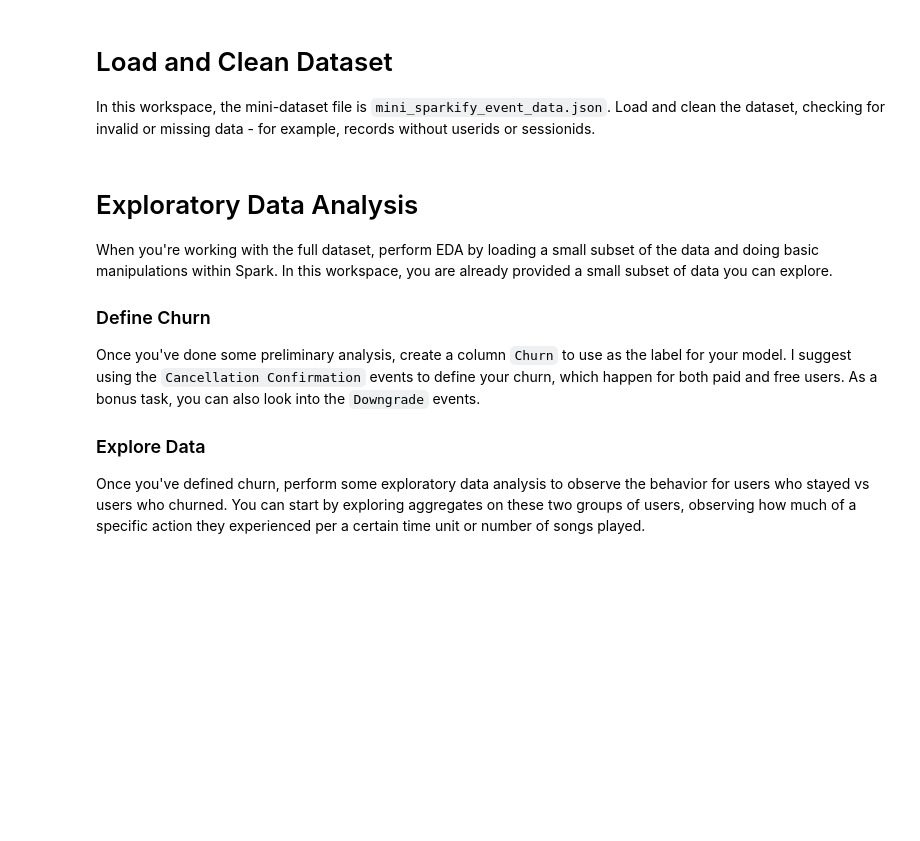
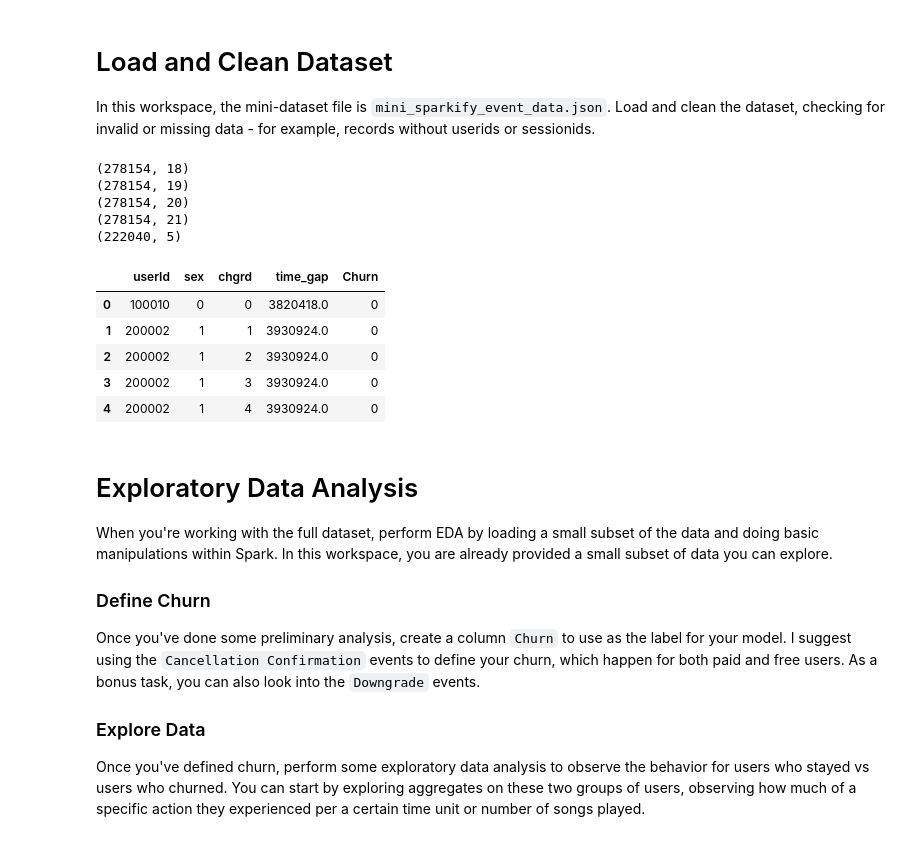
Before and after one commit to QianM2020/Sparkify-LogisticRegression-pyspark, a Jupyter notebook: Sparkify.ipynb, the cells around one changed output. Drawn from its saved outputs; the diff is of its cells as text; code cells hidden in the pictures; blank space fills up the shorter version.

```diff
--- a/Sparkify.ipynb
+++ b/Sparkify.ipynb
@@ -62,42 +62,63 @@ def clean_data(user_log):
     # drop rows ["userId", "sessionId"] have Missing Values or empty
     user_log_valid = user_log.dropna(how = "any", subset = ["userId", "sessionId"])
     user_log_valid = user_log_valid.filter(user_log_valid["userId"] != "")
-
+    df1 = user_log_valid.toPandas()
+    print(df1.shape)
     # find whether users Cancellation Confirmation and then flag'cancelled user' as 1, 'others' as 0 in 'Churn'.
     flag_Cancel_event = udf(lambda x: 1 if x == "Cancellation Confirmation" else 0, IntegerType())
     user_log_valid = user_log_valid.withColumn("Churn", flag_Cancel_event("page"))
     windowval = Window.partitionBy("userId").orderBy(desc("ts")).rangeBetween(Window.unboundedPreceding, 0)
     user_log_valid = user_log_valid.withColumn("Churn", Fsum("Churn").over(windowval))
-
+    df2 = user_log_valid.toPandas()
+    print(df2.shape)
     # get numbers of page operations when the users' level = 'paid' and saved the numbers in column 'chgrd'.
     flag_changegrade_event = udf(lambda x: 1 if x == 'paid' else 0, IntegerType())
     user_log_valid = user_log_valid.withColumn("chgrd", flag_changegrade_event("level"))
     windowval = Window.partitionBy("userId").orderBy(desc("ts")).rangeBetween(Window.unboundedPreceding, 0)
     user_log_valid = user_log_valid.withColumn("chgrd", Fsum("chgrd").over(windowval))
-
+    df3 = user_log_valid.toPandas()
+    print(df3.shape)
     # identify users' gender, flag male as 1 and female as 0 in 'sex'
     flag_gender_event = udf(lambda x: 1 if x == "M" else 0, IntegerType())
     user_log_valid = user_log_valid.withColumn("sex", flag_gender_event("gender"))
-
+    df4 = user_log_valid.toPandas()
+    print(df4.shape)
     # create a temporary View and run SQL queries to get cleaned data df
     user_log_valid.createOrReplaceTempView("user_log_valid_table")
     # cleaned data includes user Id, genda, paid usage(chrgd), users' stay time (time_gap), and cancel or not flag (Churn)
     df = spark.sql(
         '''
-        select t1.userId,sex,chgrd,time_gap,Churn,gender
+        select t1.userId,sex,chgrd,time_gap,Churn
         from user_log_valid_table t1
         join
          (select userId, max(chgrd) as mchgrd,(max(ts) - min(ts))/1000 as time_gap
          from user_log_valid_table
          group by userId) t2
-        on (t1.userId == t2.userId and t1.chgrd == t2.mchgrd)
+        on (t1.userId == t2.userId)
         order by Churn
         '''
                       ).dropDuplicates()
+    df5 = df.toPandas()
+    print(df5.shape)
     return df
     pass
 
 df = clean_data(df)
+# %% [output]
+(278154, 18)
+(278154, 19)
+(278154, 20)
+(278154, 21)
+(222040, 5)
+# %%
+df.toPandas().head()
+# %% [output]
+|  | userId | sex | chgrd | time_gap | Churn |
+| 0 | 100010 | 0 | 0 | 3820418.0 | 0 |
+| 1 | 200002 | 1 | 1 | 3930924.0 | 0 |
+| 2 | 200002 | 1 | 2 | 3930924.0 | 0 |
+| 3 | 200002 | 1 | 3 | 3930924.0 | 0 |
+| 4 | 200002 | 1 | 4 | 3930924.0 | 0 |
 # %%
 #Not used in the main()
 # Get YYYY-MM-DD-HH
```
Also changed, not shown: parts of 24 cells of this notebook, 1 other file.
